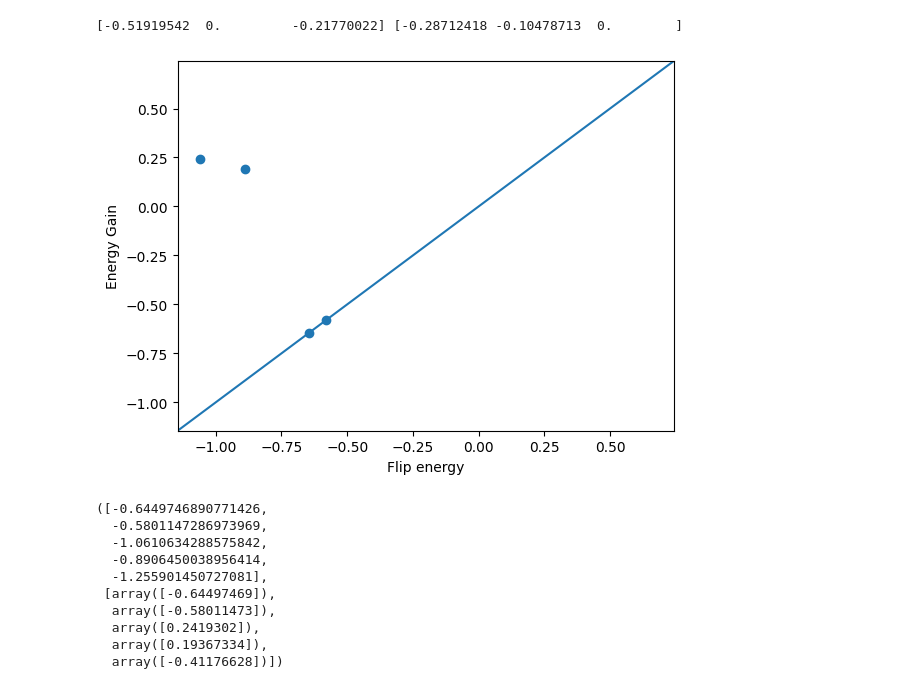
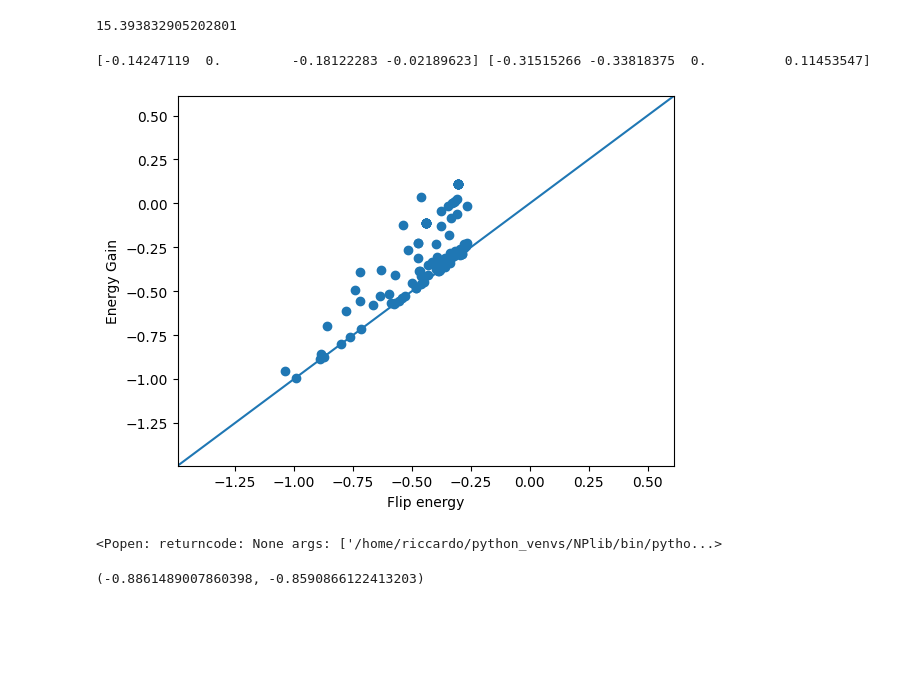
Before and after one commit to farrisric/npl, a Jupyter notebook: notebooks/test_code.ipynb, the cells around one changed output. Saved outputs shown, nothing was run; the diff lists cells and outputs as text; code cells hidden in the pictures; blank space fills up the shorter version.

```diff
--- a/notebooks/test_code.ipynb
+++ b/notebooks/test_code.ipynb
@@ -14,12 +14,12 @@ from npl.global_optimization.operations import GuidedExchangeOperator
 from npl.utils import (compute_bond_types,
                        compute_coefficients_for_linear_topological_model)
 # %%
-symbols = ['Au']*150+['Pt']*100+['Pd']*155
+symbols = ['Au']*150+['Pt']*105+['Pd']*100+['Ni']*50
 system = Octahedron('Pt', 9, 3)
 system.calc = EMT()
 training_set = []
 
-for _ in range(5):
+for _ in range(4):
     shuffle(symbols)
     system.symbols = symbols
     system.get_potential_energy()
@@ -36,51 +34,51 @@ shuffle(symbols)
+# %%
+import numpy as np
+np.dot(np.transpose(c.model.coef_) ,p.descriptors['TOP'])
+# %% [output]
+15.393832905202801
 # %%
 system.symbols = symbols
+
 system.get_potential_energy()
 p = nano.from_atoms(system)
+view(p)
 top = Topologies(p.get_unique_atomic_numbers())
 top.get_feature_vector(p)
-
 coefficients, total_energy, feature_index_values = compute_coefficients_for_linear_topological_model(coef, training_set[1].get_unique_atomic_numbers())
 exchange = GuidedExchangeOperator(p, total_energy, feature_index_values)
 
 a, b = exchange.find_best_swap_pair()[0]
 print(exchange.exchange_energies[a] ,exchange.exchange_energies[b])
 
 old_energy = c.calculate_total(p)
 
 flips = []
 gains = []
-for _ in range(5):
+for _ in range(100):
+    exchange = GuidedExchangeOperator(p, total_energy, feature_index_values)
     flip_energy = exchange.perform_operation(p)*2
     top.get_feature_vector(p)
     new_energy = c.calculate_total(p)
     energy_gain =  new_energy - old_energy
     old_energy = new_energy
 
     flips.append(flip_energy)
     gains.append(energy_gain)
 
 
 plt.scatter(flips, gains)
 plt.xlabel('Flip energy')
 plt.ylabel('Energy Gain')
 plt.xlim(min(gains)-0.5,max(gains)+0.5)
 plt.ylim(min(gains)-0.5,max(gains)+0.5)
 plt.plot([-10,10],[-10,10])
 plt.show()
+view(p)
 # %% [output]
-[-0.51919542  0.         -0.21770022] [-0.28712418 -0.10478713  0.        ]
+[-0.14247119  0.         -0.18122283 -0.02189623] [-0.31515266 -0.33818375  0.          0.11453547]
-[figure, old version]
+[figure, new version]
+<Popen: returncode: None args: ['/home/riccardo/python_venvs/NPlib/bin/pytho...>
 # %%
-flips, gains
+flips[3], gains[3]
 # %% [output]
-([-0.6449746890771426,
-  -0.5801147286973969,
-  -1.0610634288575842,
-  -0.8906450038956414,
-  -1.255901450727081],
- [array([-0.64497469]),
-  array([-0.58011473]),
-  array([0.2419302]),
-  array([0.19367334]),
-  array([-0.41176628])])
+(-0.8861489007860398, -0.8590866122413203)
```
Also changed, not shown: parts of 16 cells of this notebook, 4 other files.
